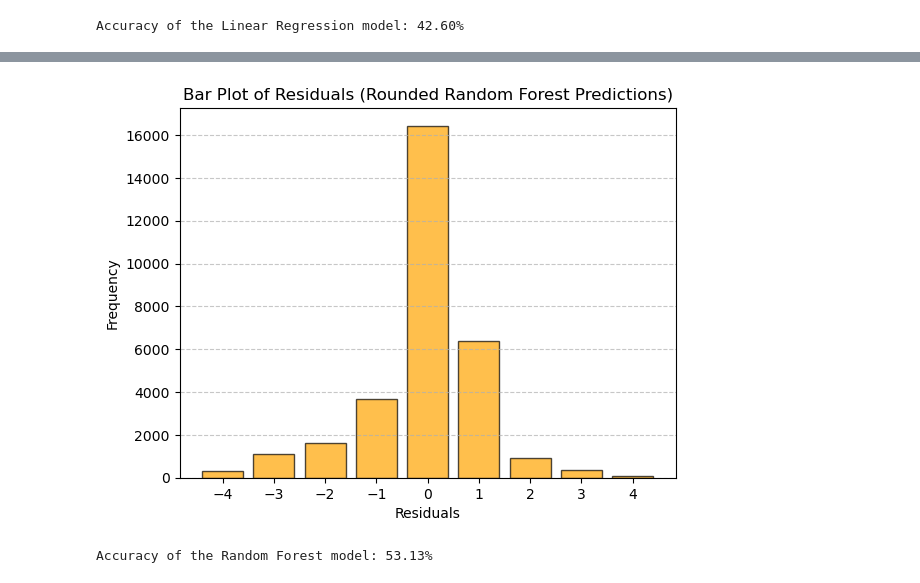
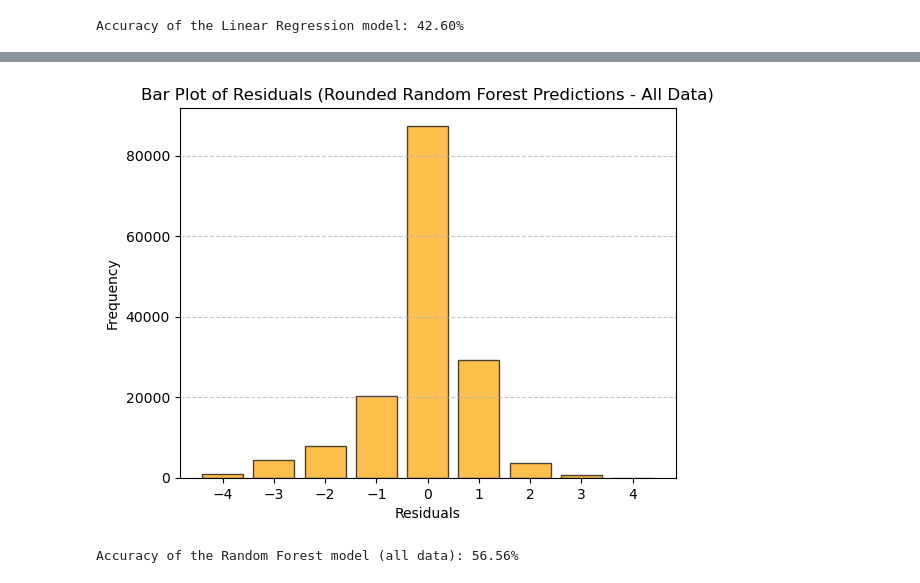
Before and after one commit to Ethan-code-1/DS_4002_Project1, a Jupyter notebook: SCRIPTS/project 1 analysis(3).ipynb, the cells around one changed output, grey strips where cells are left out. Drawn from its saved outputs; the diff is of its cells as text; code cells hidden in the pictures.

Commit message:
Updated random forest model to only use cross_val_score and not train test split for consistency across comparisons.

```diff
--- a/SCRIPTS/project 1 analysis(3).ipynb
+++ b/SCRIPTS/project 1 analysis(3).ipynb
@@ -358,39 +394,26 @@ Final Test R-squared Score: 0.2240
 # %%
-# 1. Calculate predictions using the fitted Random Forest model
-y_pred_rf = rf_model.predict(X_test)
+#1 Round the predictions to the nearest integer (since ratings are discrete)
+y_pred_rf_rounded = np.round(y_pred_rf).astype(int)
+residuals_rf = y - y_pred_rf_rounded
 
-# 2. Calculate residuals (actual - predicted)
-residuals_rf = y_test - y_pred_rf_rounded
-
-# 3. Create a bar plot of the residuals
+#2. Create a bar plot of the residuals
 residual_counts = Counter(residuals_rf)
-
-# 4. Define the range of residuals to display
-residual_range = np.arange(-4, 5, 1)  # From -4 to 4
-
-# 5. Get the counts for each residual, ensuring 0 for missing values
+residual_range = np.arange(-4, 5)
 counts = [residual_counts.get(i, 0) for i in residual_range]
 
-# 6. Create a bar plot for the residuals
 plt.bar(residual_range, counts, color='orange', edgecolor='black', alpha=0.7)
 plt.xlabel('Residuals')
 plt.ylabel('Frequency')
-plt.title('Bar Plot of Residuals (Rounded Random Forest Predictions)')
+plt.title('Bar Plot of Residuals (Rounded Random Forest Predictions - All Data)')
 plt.grid(True, axis='y', linestyle='--', alpha=0.7)
-plt.xticks(residual_range)  # Show all integer labels on x-axis
+plt.xticks(residual_range)
 plt.show()
 # %% [output]
-[figure, old version]
+[figure, new version]
 # %%
-# 1. Make predictions using the fitted Random Forest model
-y_pred_rf = rf_model.predict(X_test)
-
-# 2. Round the predictions to the nearest integer (since ratings are discrete)
+#Calculate the accuracy of the random forest model
 y_pred_rf_rounded = np.round(y_pred_rf).astype(int)
-
-# 3. Calculate the accuracy by comparing the rounded predictions to the actual ratings
-accuracy = np.mean(y_pred_rf_rounded == y_test) * 100  # Multiply by 100 to get percentage
-
-print(f"Accuracy of the Random Forest model: {accuracy:.2f}%")
+accuracy_rf = np.mean(y_pred_rf_rounded == y) * 100
+print(f"Accuracy of the Random Forest model (all data): {accuracy_rf:.2f}%")
 # %% [output]
-Accuracy of the Random Forest model: 53.13%
+Accuracy of the Random Forest model (all data): 56.56%
```
Also changed, not shown: parts of 3 cells of this notebook, 4 other files.
